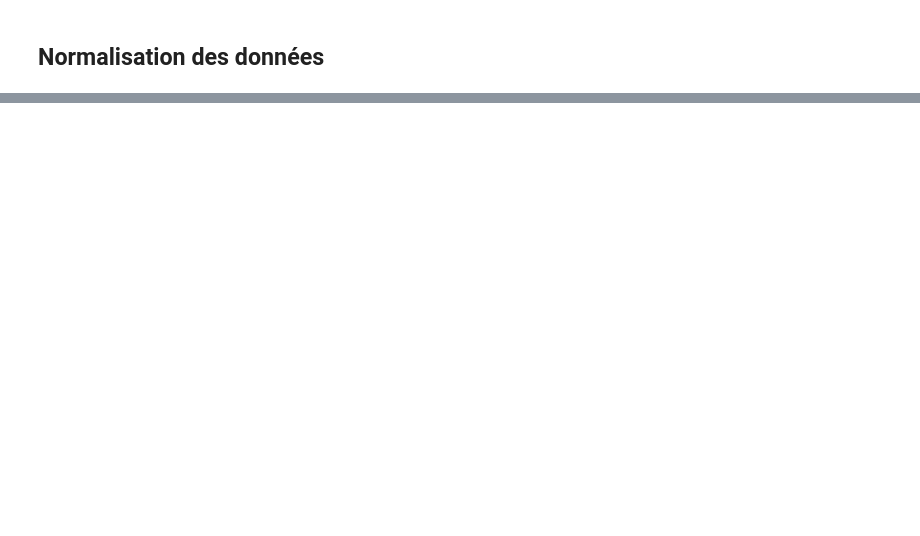
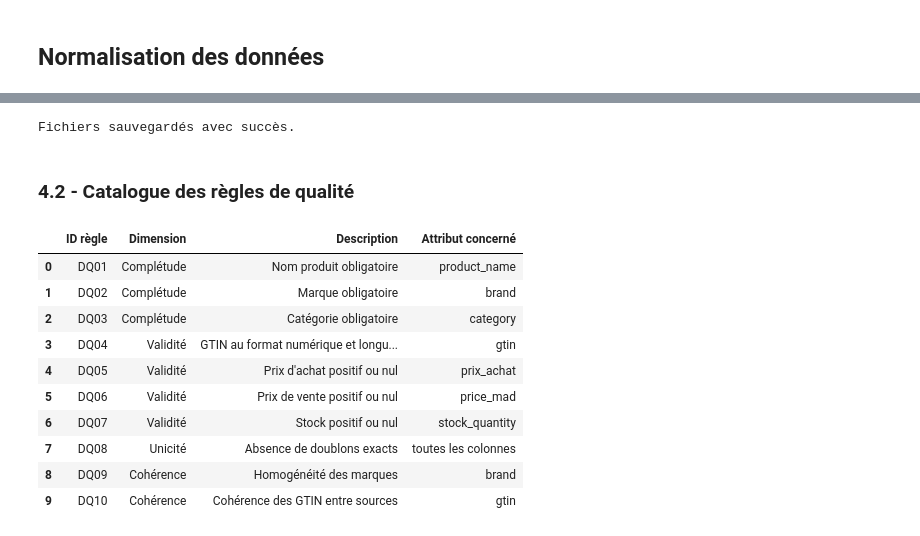
Before and after one commit to Ramadiaw12/Project_datagouvernance, a Jupyter notebook: notebooks/01_diagnostic_donnees.ipynb, the cells around one changed output, grey strips where cells are left out. Cells and saved outputs as stored; diff of their text form; code cells hidden in the pictures; blank space fills up the shorter version.

```diff
--- a/notebooks/01_diagnostic_donnees.ipynb
+++ b/notebooks/01_diagnostic_donnees.ipynb
@@ -598,3 +598,52 @@ display(donnees_normalisees.head(10))
 | 7 | apple airpods pro 2 | apple | écouteurs | 3700000000008 | airpods pro 2 | blanc | <NA> | PIM |
 | 8 | dell xps 13 16 go ram / 512 go ssd | dell | ordinateur portable | 3700000000009 | xps 13 | argent | 16 go ram / 512 go ssd | PIM |
 | 9 | hp pavilion 15 8 go ram / 512 go ssd | hp | ordinateur portable | 3700000000010 | pavilion 15 | argent | 8 go ram / 512 go ssd | PIM |
+# %%
+OUTPUT_DIR = Path("../data/processed")
+OUTPUT_DIR.mkdir(parents=True, exist_ok=True)
+
+donnees_consolidees.to_csv(
+    OUTPUT_DIR / "donnees_consolidees.csv",
+    index=False
+)
+
+donnees_normalisees.to_csv(
+    OUTPUT_DIR / "donnees_normalisees.csv",
+    index=False
+)
+
+print("Fichiers sauvegardés avec succès.")
+# %% [output]
+Fichiers sauvegardés avec succès.
+# %% [markdown]
+### 4.2 - Catalogue des règles de qualité
+# %%
+# Formaliser le catalogue des règles
+regles_qualite = pd.DataFrame([
+    ["DQ01", "Complétude", "Nom produit obligatoire", "product_name"],
+    ["DQ02", "Complétude", "Marque obligatoire", "brand"],
+    ["DQ03", "Complétude", "Catégorie obligatoire", "category"],
+    ["DQ04", "Validité", "GTIN au format numérique et longueur autorisée", "gtin"],
+    ["DQ05", "Validité", "Prix d'achat positif ou nul", "prix_achat"],
+    ["DQ06", "Validité", "Prix de vente positif ou nul", "price_mad"],
+    ["DQ07", "Validité", "Stock positif ou nul", "stock_quantity"],
+    ["DQ08", "Unicité", "Absence de doublons exacts", "toutes les colonnes"],
+    ["DQ09", "Cohérence", "Homogénéité des marques", "brand"],
+    ["DQ10", "Cohérence", "Cohérence des GTIN entre sources", "gtin"],
+], columns=[
+    "ID règle", "Dimension", "Description", "Attribut concerné"
+])
+
+display(regles_qualite)
+# %% [output]
+|  | ID règle | Dimension | Description | Attribut concerné |
+| 0 | DQ01 | Complétude | Nom produit obligatoire | product_name |
+| 1 | DQ02 | Complétude | Marque obligatoire | brand |
+| 2 | DQ03 | Complétude | Catégorie obligatoire | category |
+| 3 | DQ04 | Validité | GTIN au format numérique et longu... | gtin |
+| 4 | DQ05 | Validité | Prix d'achat positif ou nul | prix_achat |
+| 5 | DQ06 | Validité | Prix de vente positif ou nul | price_mad |
+| 6 | DQ07 | Validité | Stock positif ou nul | stock_quantity |
+| 7 | DQ08 | Unicité | Absence de doublons exacts | toutes les colonnes |
+| 8 | DQ09 | Cohérence | Homogénéité des marques | brand |
+| 9 | DQ10 | Cohérence | Cohérence des GTIN entre sources | gtin |
```
Also changed, not shown: parts of 10 cells of this notebook, 2 other files.
